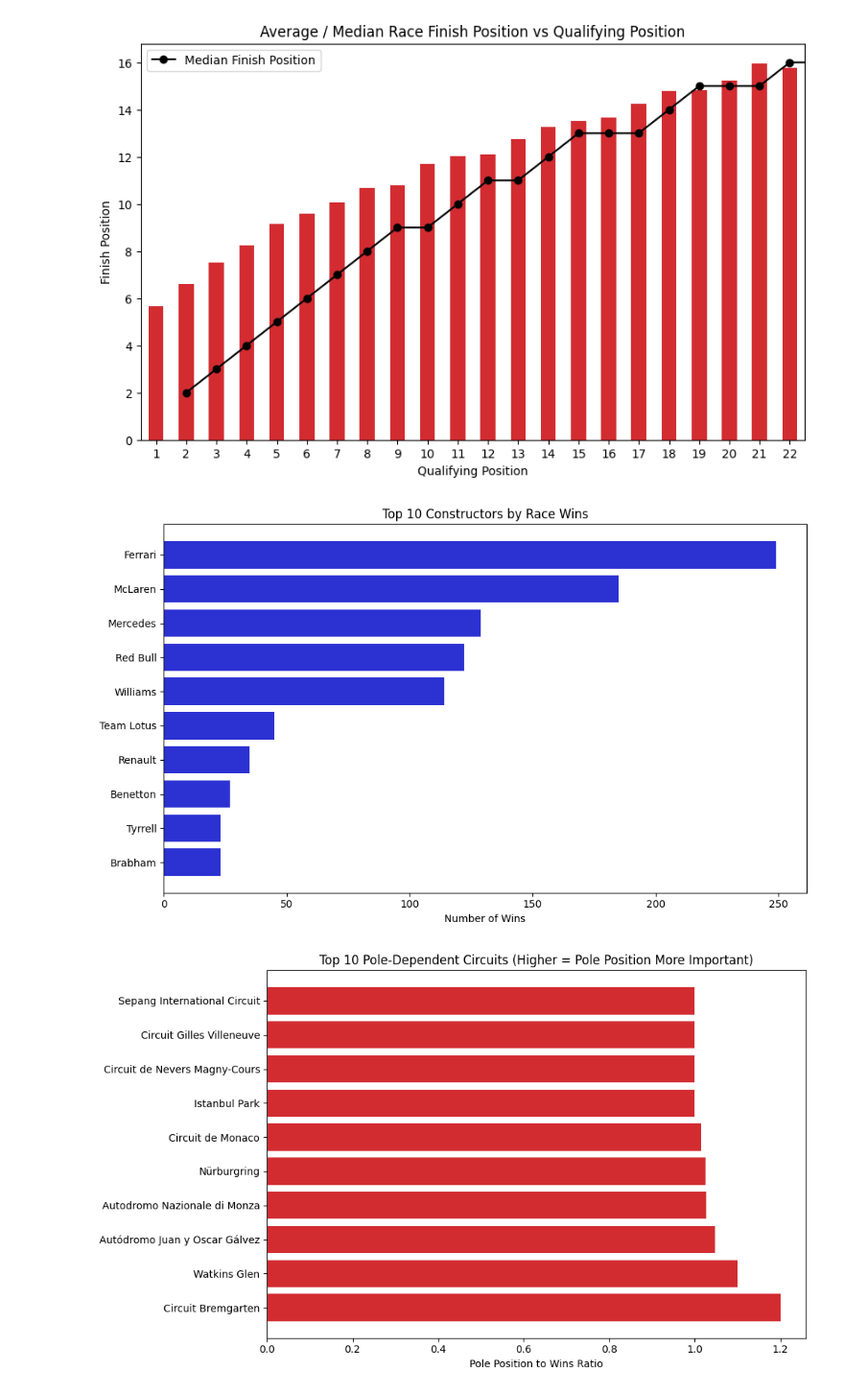
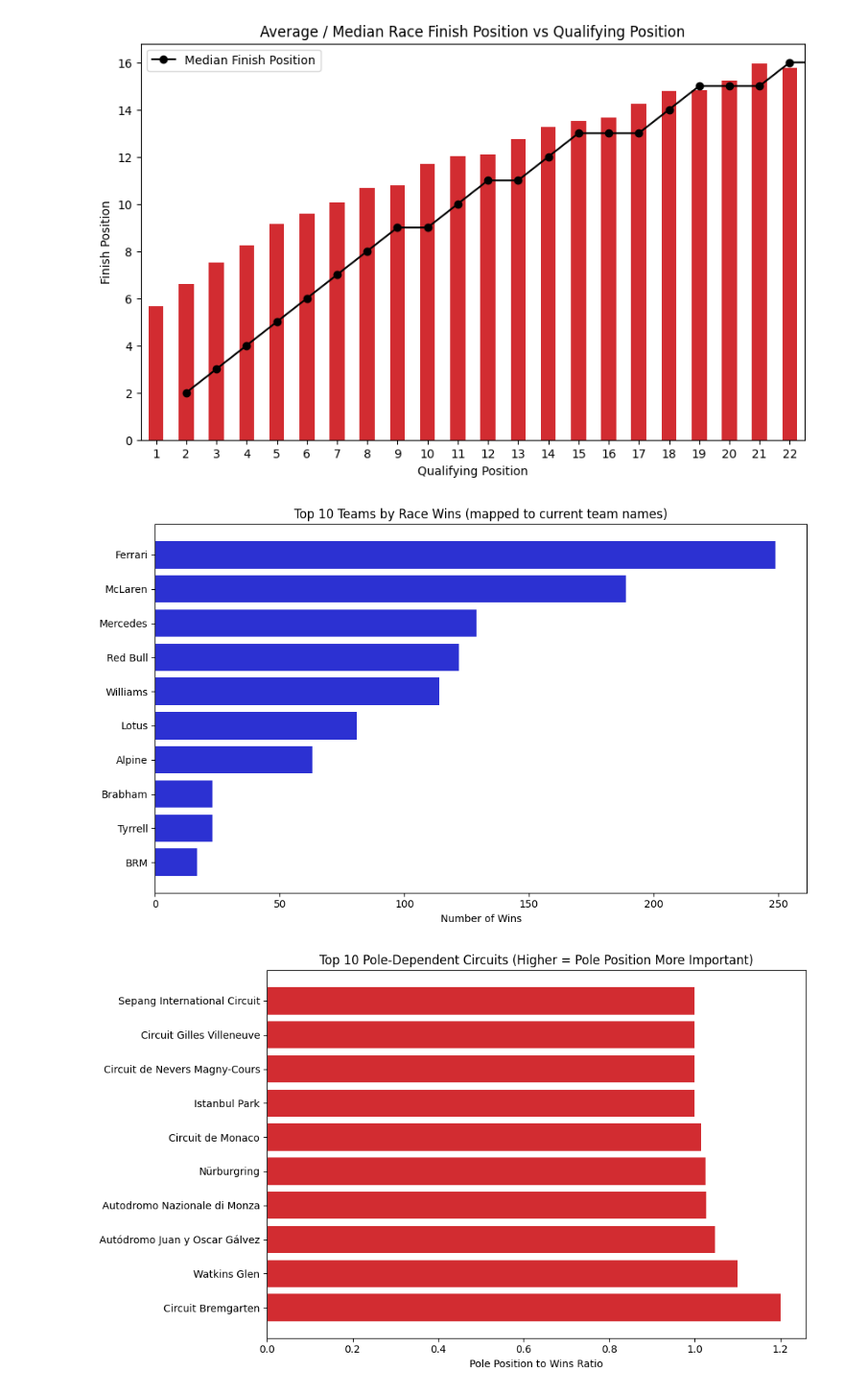
Before and after one commit to aditi-n-kumar/EDA-Case-Studies, a Jupyter notebook: F1-What-Wins-Races-EDA/F1-What-Wins-Races.ipynb, the cells around one changed output. Shown: that part at 96% size. Cells and saved outputs as stored; diff of their text form; code cells hidden in the pictures.

Commit message:
mapping to current team names

```diff
--- a/F1-What-Wins-Races-EDA/F1-What-Wins-Races.ipynb
+++ b/F1-What-Wins-Races-EDA/F1-What-Wins-Races.ipynb
@@ -239,36 +282,38 @@ plt.show()
 # %% [output]
 [figure]
 # %%
-# Do wins cluster around certain constructors? (plot top 10)
+# Do wins cluster around current team names? (plot top 10)
 wins = results_df[results_df['positionOrder'] == 1].copy()
 constructor_wins = wins.groupby('constructorId')['raceId'].count().reset_index(name='wins')
 
-# map constructorId to a readable name from constructors.csv
+# map constructorId to current team names
 try:
+    constructors_lookup = constructors_df[['constructorId','current_team']]
+except Exception:
     constructors_lookup = pd.read_csv('constructors.csv', usecols=['constructorId','name'])
-except Exception:
-    constructors_lookup = None
+    constructors_lookup['current_team'] = constructors_lookup['name']
 
-if constructors_lookup is not None:
-    constructor_wins = constructor_wins.merge(constructors_lookup, on='constructorId', how='left')
-    constructor_wins['label'] = constructor_wins['name'].fillna(constructor_wins['constructorId'].astype(str))
-else:
-    constructor_wins['label'] = constructor_wins['constructorId'].astype(str)
+constructor_wins = constructor_wins.merge(constructors_lookup, on='constructorId', how='left')
+constructor_wins['current_team'] = constructor_wins['current_team'].fillna(constructor_wins['constructorId'].astype(str))
+
+# Aggregate wins by current team name
+team_wins = constructor_wins.groupby('current_team')['wins'].sum().reset_index()
+team_wins = team_wins.sort_values('wins', ascending=False)
 
 # Select top 10 and plot as horizontal bar chart for readability
-top10 = constructor_wins.sort_values('wins', ascending=False).head(10).copy()
+top10 = team_wins.head(10).copy()
 if top10.empty:
     print('No wins found (check that `results_df` contains results and `positionOrder` == 1).')
 else:
     top10 = top10[::-1]  # reverse for plotting from top to bottom
     plt.figure(figsize=(10,6))
-    plt.barh(top10['label'], top10['wins'], color="#2C31D2")
+    plt.barh(top10['current_team'], top10['wins'], color="#2C31D2")
     plt.xlabel('Number of Wins')
-    plt.title('Top 10 Constructors by Race Wins')
+    plt.title('Top 10 Teams by Race Wins (mapped to current team names)')
     plt.tight_layout()
     plt.show()
 # %% [output]
-[figure, old version]
+[figure, new version]
 # %%
 # Are some tracks more "pole-dependent" than others?
 
```
Also changed, not shown: parts of 3 cells of this notebook.
